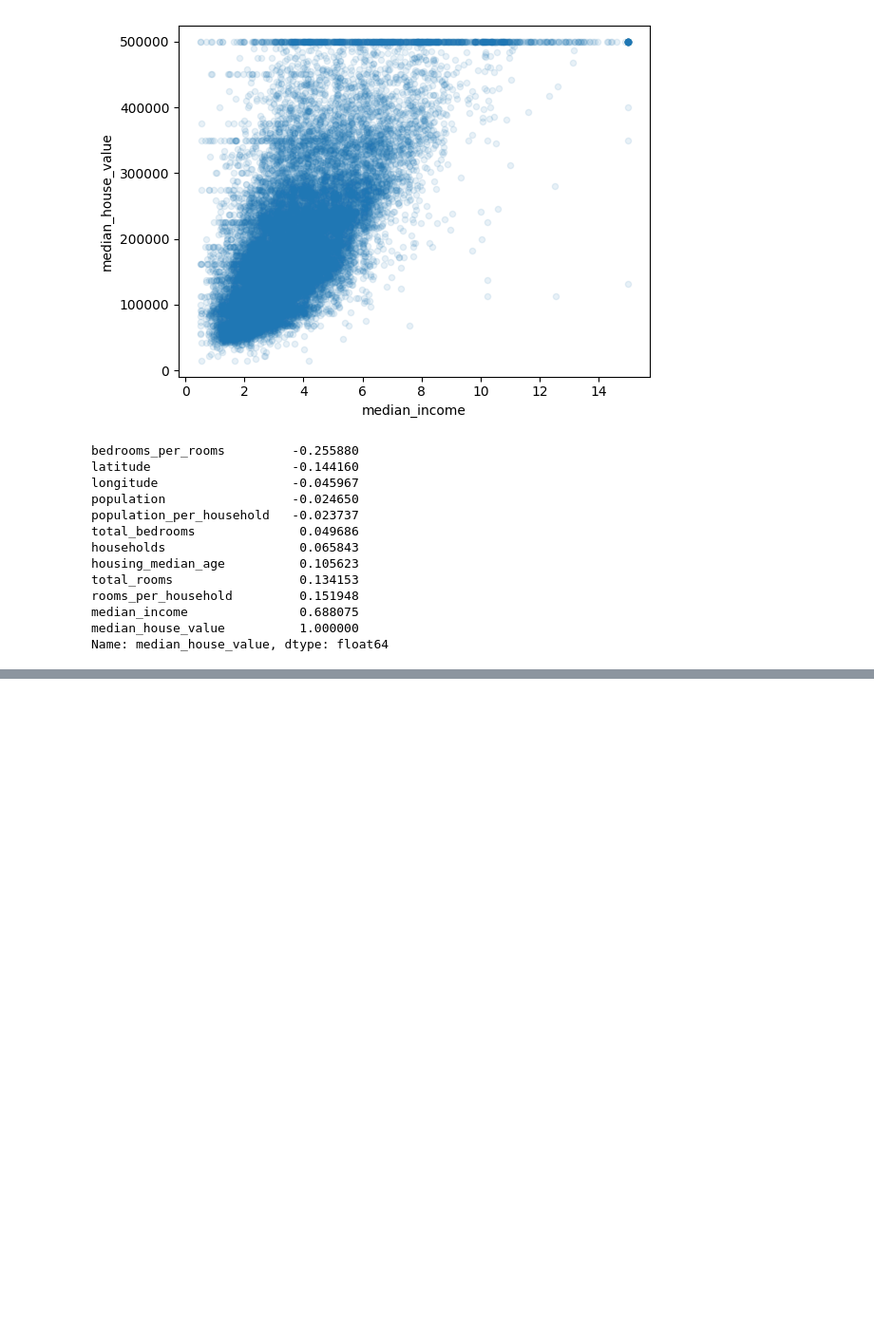
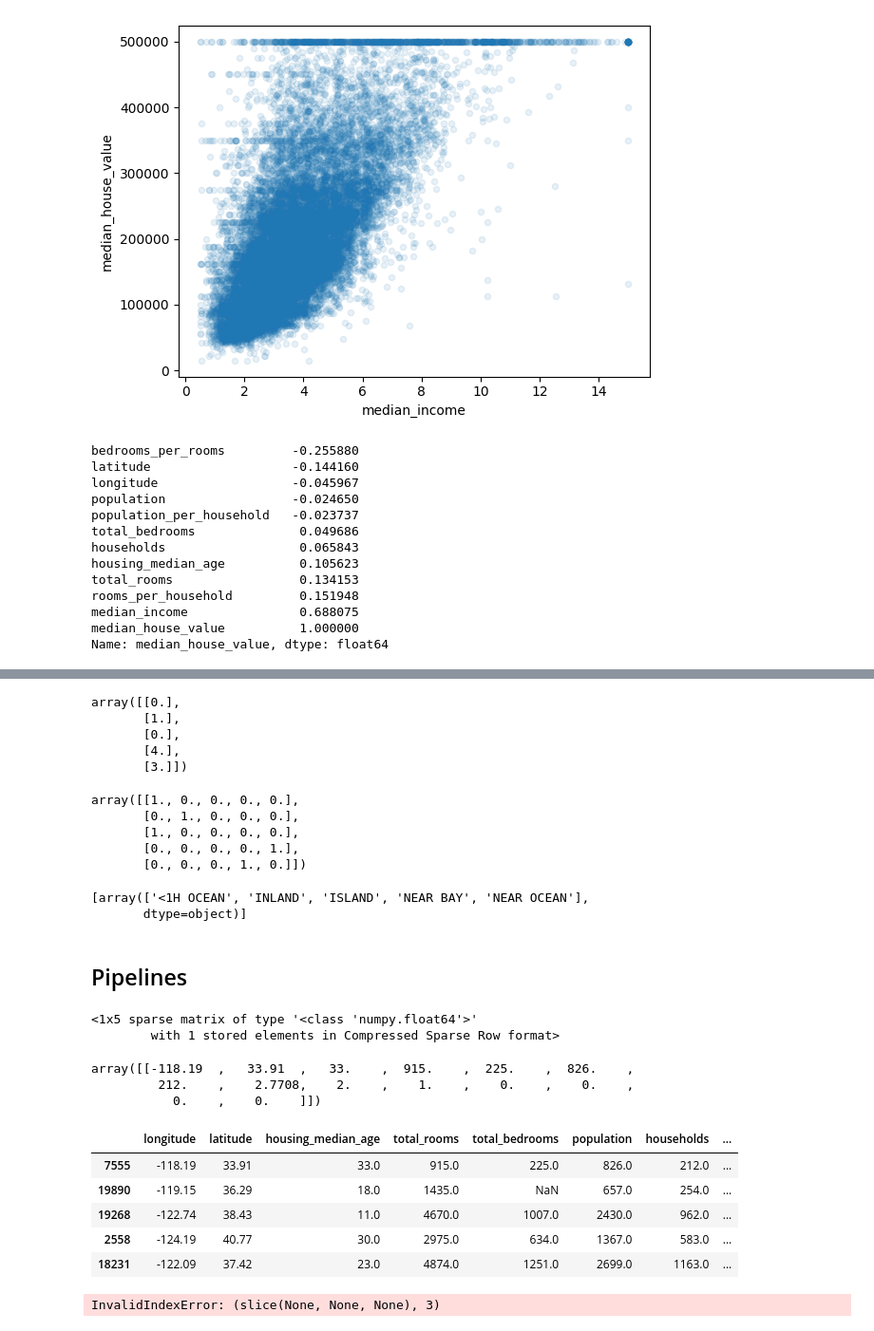
Before and after one commit to IT4063c-Spring23/In-class-sandbox, a Jupyter notebook: modules/end-to-end/notebook.ipynb, the cells around one changed output, grey strips where cells are left out. Shown at 95% size. Drawn from its saved outputs; the diff is of its cells as text; code cells hidden in the pictures; blank space fills up the shorter version.

```diff
--- a/modules/end-to-end/notebook.ipynb
+++ b/modules/end-to-end/notebook.ipynb
@@ -211,0 +326,8 @@ Name: median_house_value, dtype: float64
+# %%
+housing_X_cat_encoded[:5]
+# %% [output]
+array([[0.],
+       [1.],
+       [0.],
+       [4.],
+       [3.]])
@@ -211,0 +340,15 @@ Name: median_house_value, dtype: float64
+# %%
+housing_X_cat_encoded[:5].toarray()
+# %% [output]
+array([[1., 0., 0., 0., 0.],
+       [0., 1., 0., 0., 0.],
+       [1., 0., 0., 0., 0.],
+       [0., 0., 0., 0., 1.],
+       [0., 0., 0., 1., 0.]])
+# %%
+oneHotEncoder.categories_
+# %% [output]
+[array(['<1H OCEAN', 'INLAND', 'ISLAND', 'NEAR BAY', 'NEAR OCEAN'],
+       dtype=object)]
+# %% [markdown]
+## Pipelines
@@ -211,0 +368,5 @@ Name: median_house_value, dtype: float64
+# %%
+housing_X_cat_tr[:1]
+# %% [output]
+<1x5 sparse matrix of type '<class 'numpy.float64'>'
+        with 1 stored elements in Compressed Sparse Row format>
@@ -211,0 +394,15 @@ Name: median_house_value, dtype: float64
+# %%
+clean_housing[:1]
+# %% [output]
+array([[-118.19  ,   33.91  ,   33.    ,  915.    ,  225.    ,  826.    ,
+         212.    ,    2.7708,    2.    ,    1.    ,    0.    ,    0.    ,
+           0.    ,    0.    ]])
+# %%
+housing_X_num.head()
+# %% [output]
+|  | longitude | latitude | housing_median_age | total_rooms | total_bedrooms | population | households | ... |
+| 7555 | -118.19 | 33.91 | 33.0 | 915.0 | 225.0 | 826.0 | 212.0 | ... |
+| 19890 | -119.15 | 36.29 | 18.0 | 1435.0 | NaN | 657.0 | 254.0 | ... |
+| 19268 | -122.74 | 38.43 | 11.0 | 4670.0 | 1007.0 | 2430.0 | 962.0 | ... |
+| 2558 | -124.19 | 40.77 | 30.0 | 2975.0 | 634.0 | 1367.0 | 583.0 | ... |
+| 18231 | -122.09 | 37.42 | 23.0 | 4874.0 | 1251.0 | 2699.0 | 1163.0 | ... |
@@ -211,0 +434,7 @@ Name: median_house_value, dtype: float64
+# %%
+att_adder = CombinedAttributeAdder()
+data_with_extras = att_adder.fit_transform(housing_X_num)
+
+data_with_extras[:1]
+# %% [output]
+InvalidIndexError: (slice(None, None, None), 3)
```
Also changed, not shown: parts of 15 cells of this notebook.
